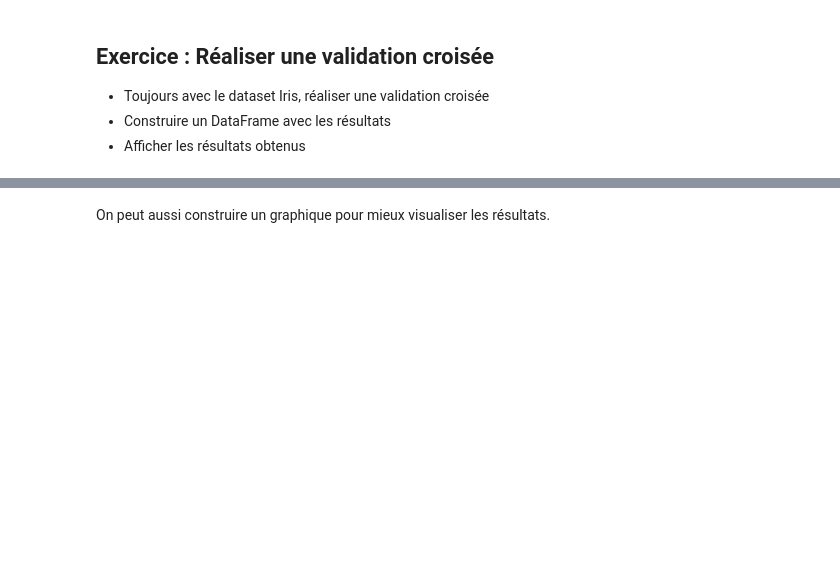
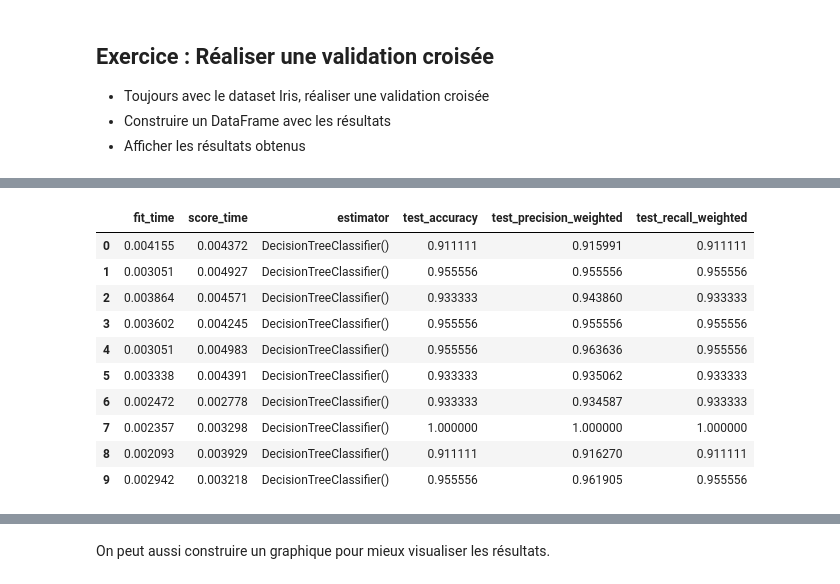
Before and after one commit to mkirschpin/CoursPython, a Jupyter notebook: solutions/Exo4.ipynb, the cells around one changed output, grey strips where cells are left out. Cells and saved outputs as stored; diff of their text form; code cells hidden in the pictures; blank space fills up the shorter version.

```diff
--- a/solutions/Exo4.ipynb
+++ b/solutions/Exo4.ipynb
@@ -370,0 +371,19 @@ scores
+# %%
+results = cross_validate ( clf , x_set, y_set, cv=rs,
+                          scoring=['accuracy', 'precision_weighted', 'recall_weighted'],
+                          return_estimator=True)
+
+dfResults = pnd.DataFrame(results)
+dfResults
+# %% [output]
+|  | fit_time | score_time | estimator | test_accuracy | test_precision_weighted | test_recall_weighted |
+| 0 | 0.004155 | 0.004372 | DecisionTreeClassifier() | 0.911111 | 0.915991 | 0.911111 |
+| 1 | 0.003051 | 0.004927 | DecisionTreeClassifier() | 0.955556 | 0.955556 | 0.955556 |
+| 2 | 0.003864 | 0.004571 | DecisionTreeClassifier() | 0.933333 | 0.943860 | 0.933333 |
+| 3 | 0.003602 | 0.004245 | DecisionTreeClassifier() | 0.955556 | 0.955556 | 0.955556 |
+| 4 | 0.003051 | 0.004983 | DecisionTreeClassifier() | 0.955556 | 0.963636 | 0.955556 |
+| 5 | 0.003338 | 0.004391 | DecisionTreeClassifier() | 0.933333 | 0.935062 | 0.933333 |
+| 6 | 0.002472 | 0.002778 | DecisionTreeClassifier() | 0.933333 | 0.934587 | 0.933333 |
+| 7 | 0.002357 | 0.003298 | DecisionTreeClassifier() | 1.000000 | 1.000000 | 1.000000 |
+| 8 | 0.002093 | 0.003929 | DecisionTreeClassifier() | 0.911111 | 0.916270 | 0.911111 |
+| 9 | 0.002942 | 0.003218 | DecisionTreeClassifier() | 0.955556 | 0.961905 | 0.955556 |
```
Also changed, not shown: parts of 20 cells of this notebook.
